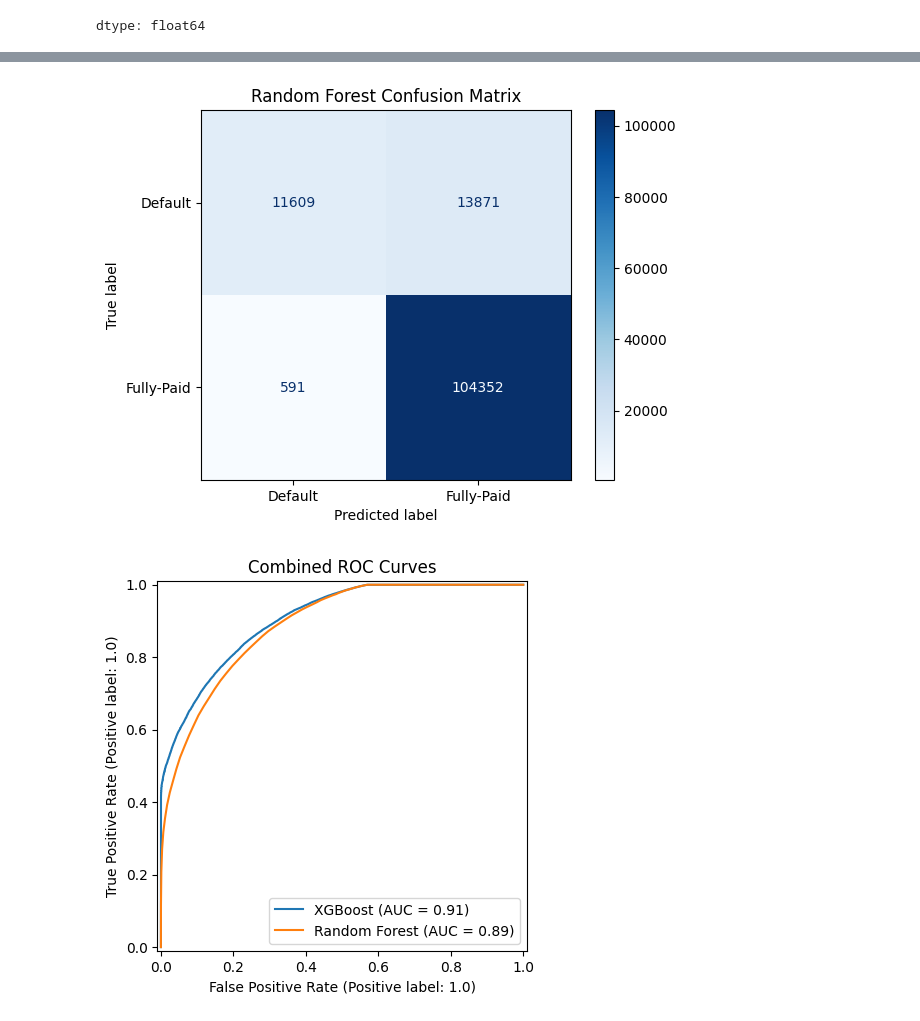
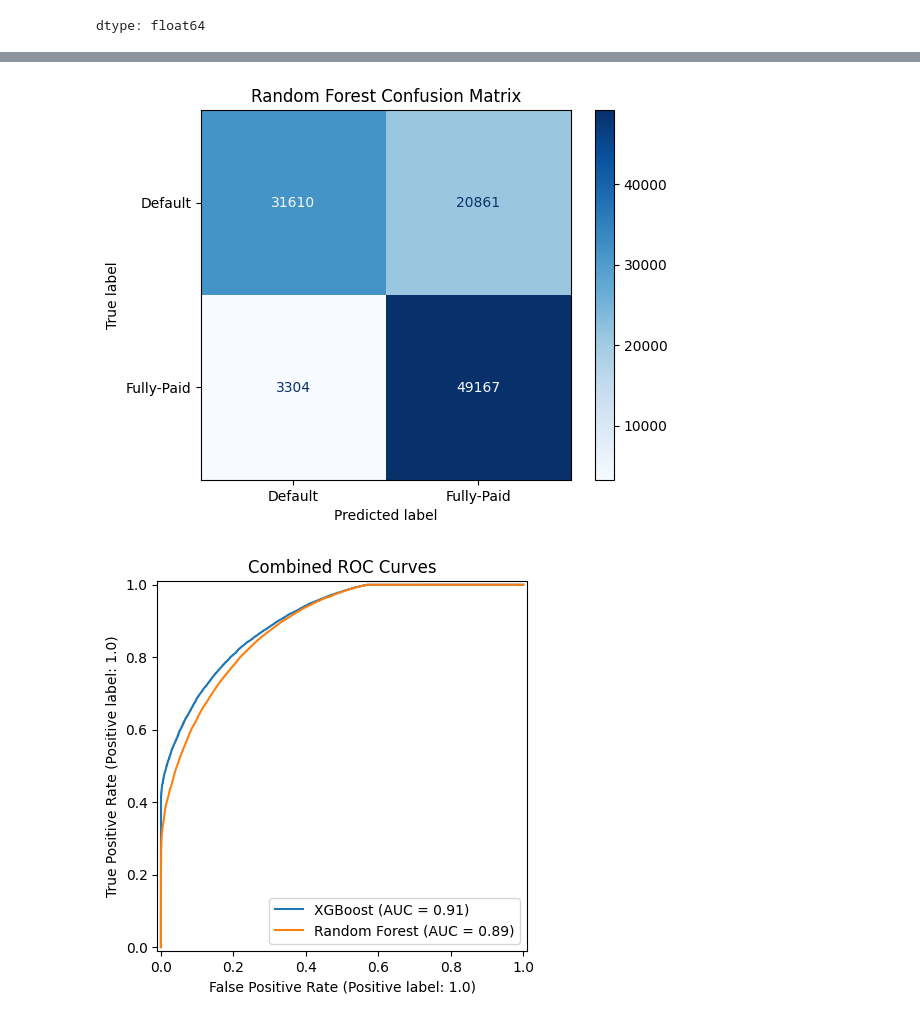
Before and after one commit to attabeezy/seqcredit, a Jupyter notebook: credit_risk_prediction_v1b.ipynb, the cells around one changed output, grey strips where cells are left out. Drawn from its saved outputs; the diff is of its cells as text; code cells hidden in the pictures.

```diff
--- a/credit_risk_prediction_v1b.ipynb
+++ b/credit_risk_prediction_v1b.ipynb
@@ -455,19 +506,19 @@ support   51665.00 210478.00      0.89  262143.00     262143.00
 # XGBOOST CLASSIFIER
 
 xgb_clf = XGBClassifier(use_label_encoder=False, eval_metric='logloss')
-xgb_clf.fit(X_train, y_train)
+xgb_clf.fit(X_train_bal, y_train_bal)
 
 print("\nXGBoost Training Results:")
-y_train_pred = xgb_clf.predict(X_train)
-print_score(y_train, y_train_pred, train=True)
+y_train_pred = xgb_clf.predict(X_train_bal)
+print_score(y_train_bal, y_train_pred, train=True)
 
 print("\nXGBoost Test Results:")
-y_test_pred = xgb_clf.predict(X_test)
-print_score(y_test, y_test_pred, train=False)
+y_test_pred = xgb_clf.predict(X_test_bal)
+print_score(y_test_bal, y_test_pred, train=False)
 
 # Confusion Matrix
 disp = ConfusionMatrixDisplay.from_estimator(
-    xgb_clf, X_test, y_test,
+    xgb_clf, X_test_bal, y_test_bal,
     cmap='Blues', values_format='d',
     display_labels=['Default', 'Fully-Paid']
 )
@@ -476,14 +527,14 @@ plt.savefig('xgboost_confusion_matrix.png', dpi=300, bbox_inches='tight')
 plt.show()
 
 # ROC Curve
-disp = RocCurveDisplay.from_estimator(xgb_clf, X_test, y_test)
+disp = RocCurveDisplay.from_estimator(xgb_clf, X_test_bal, y_test_bal)
 plt.title('XGBoost ROC Curve')
 plt.savefig('xgboost_roc_curve.png', dpi=300, bbox_inches='tight')
 plt.show()
 
 scores_dict['XGBoost'] = {
-    'Train': roc_auc_score(y_train, xgb_clf.predict(X_train)),
-    'Test': roc_auc_score(y_test, xgb_clf.predict(X_test)),
+    'Train': roc_auc_score(y_train_bal, xgb_clf.predict(X_train_bal)),
+    'Test': roc_auc_score(y_test_bal, xgb_clf.predict(X_test_bal)),
 }
 # %% [output]
 XGBoost Training Results:
@@ -509,19 +560,19 @@ Confusion Matrix:
 # RANDOM FOREST CLASSIFIER
 
 rf_clf = RandomForestClassifier(n_estimators=100, random_state=42)
-rf_clf.fit(X_train, y_train)
+rf_clf.fit(X_train_bal, y_train_bal)
 
 print("\nRandom Forest Training Results:")
-y_train_pred = rf_clf.predict(X_train)
-print_score(y_train, y_train_pred, train=True)
+y_train_pred = rf_clf.predict(X_train_bal)
+print_score(y_train_bal, y_train_pred, train=True)
 
 print("\nRandom Forest Test Results:")
-y_test_pred = rf_clf.predict(X_test)
-print_score(y_test, y_test_pred, train=False)
+y_test_pred = rf_clf.predict(X_test_bal)
+print_score(y_test_bal, y_test_pred, train=False)
 
 # Confusion Matrix
 disp = ConfusionMatrixDisplay.from_estimator(
-    rf_clf, X_test, y_test,
+    rf_clf, X_test_bal, y_test_bal,
     cmap='Blues', values_format='d',
     display_labels=['Default', 'Fully-Paid']
 )
@@ -530,15 +581,15 @@ plt.savefig('random_forest_confusion_matrix.png', dpi=300, bbox_inches='tight')
 plt.show()
 
 # Combined ROC Curves
-disp = RocCurveDisplay.from_estimator(xgb_clf, X_test, y_test, name='XGBoost')
-RocCurveDisplay.from_estimator(rf_clf, X_test, y_test, ax=disp.ax_, name='Random Forest')
+disp = RocCurveDisplay.from_estimator(xgb_clf, X_test_bal, y_test_bal, name='XGBoost')
+RocCurveDisplay.from_estimator(rf_clf, X_test_bal, y_test_bal, ax=disp.ax_, name='Random Forest')
 plt.title('Combined ROC Curves')
 plt.savefig('combined_roc_curves.png', dpi=300, bbox_inches='tight')
 plt.show()
 
 scores_dict['Random Forest'] = {
-    'Train': roc_auc_score(y_train, rf_clf.predict(X_train)),
-    'Test': roc_auc_score(y_test, rf_clf.predict(X_test)),
+    'Train': roc_auc_score(y_train_bal, rf_clf.predict(X_train_bal)),
+    'Test': roc_auc_score(y_test_bal, rf_clf.predict(X_test_bal)),
 }
 # %% [output]
 Random Forest Training Results:
@@ -561,5 +612,5 @@ Confusion Matrix:
-[figure, old version]
+[figure, new version]
-[figure, old version]
+[figure, new version]
 # %%
 # MODEL COMPARISON
 
```
Also changed, not shown: parts of 5 cells of this notebook.
